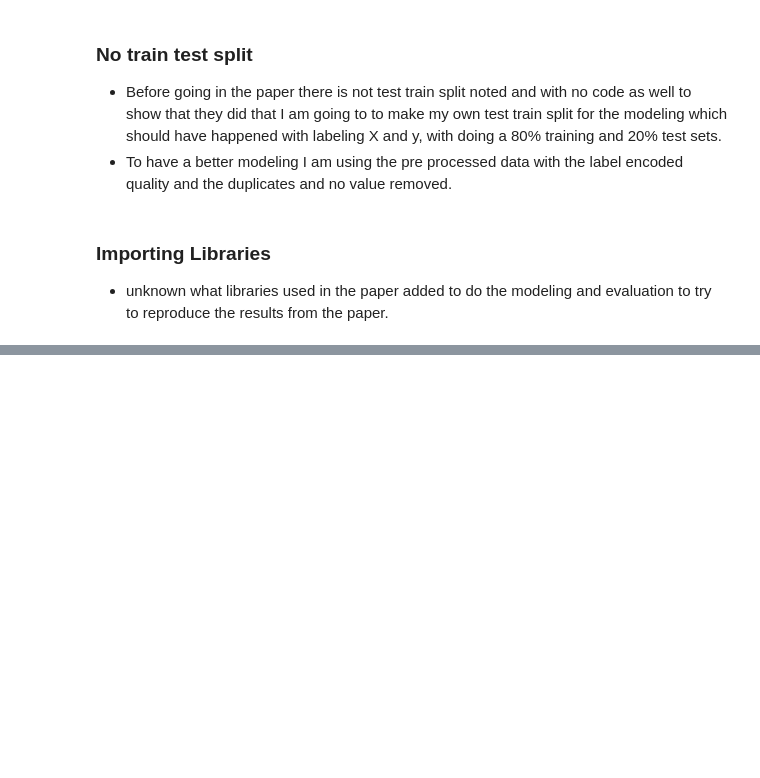
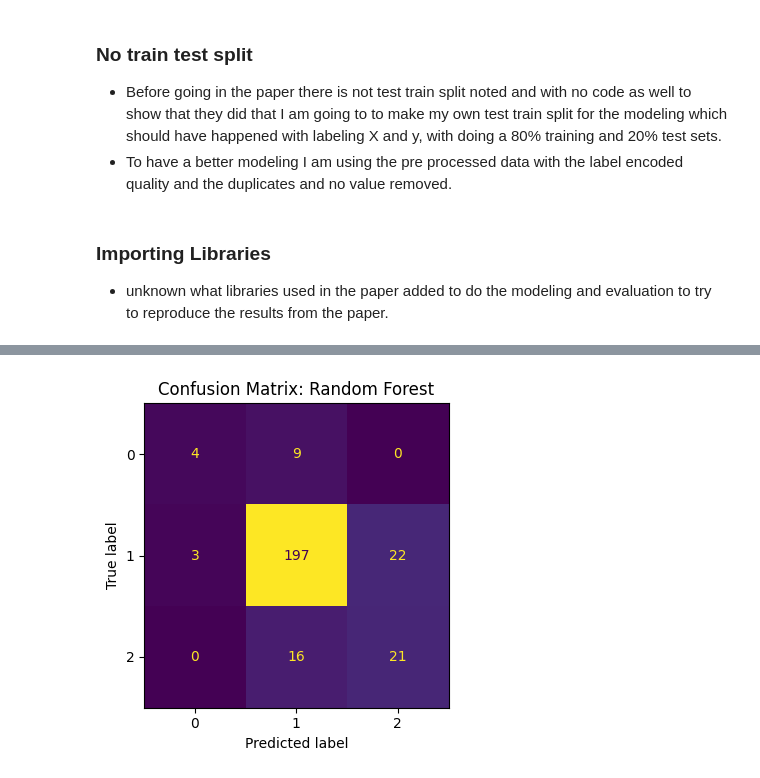
Before and after one commit to Priceaj89/DATA6550-Bias-Reproducibility, a Jupyter notebook: CODE/PRICE/Wine_reproduceability_AlexanderPrice.ipynb, the cells around one changed output, grey strips where cells are left out. Cells and saved outputs as stored; diff of their text form; code cells hidden in the pictures; blank space fills up the shorter version.

```diff
--- a/CODE/PRICE/Wine_reproduceability_AlexanderPrice.ipynb
+++ b/CODE/PRICE/Wine_reproduceability_AlexanderPrice.ipynb
@@ -367,0 +647,5 @@ Best CV MSE: 0.0001
+# %%
+random_forest_model = RandomForestClassifier(n_estimators=25, random_state=42)
+random_forest_model.fit(X_train_rf, y_train_rf)
+y_pred_rf = random_forest_model.predict(X_test_rf)
+y_pred_rf
@@ -367,0 +1223,4 @@ Best CV MSE: 0.0001
+# %%
+plot_confusion_matrix_single(y_test_rf, y_pred_rf, model_name='Random Forest', class_labels=[0, 1, 2])
+# %% [output]
+[figure, added]
```
Also changed, not shown: parts of 81 cells of this notebook.
